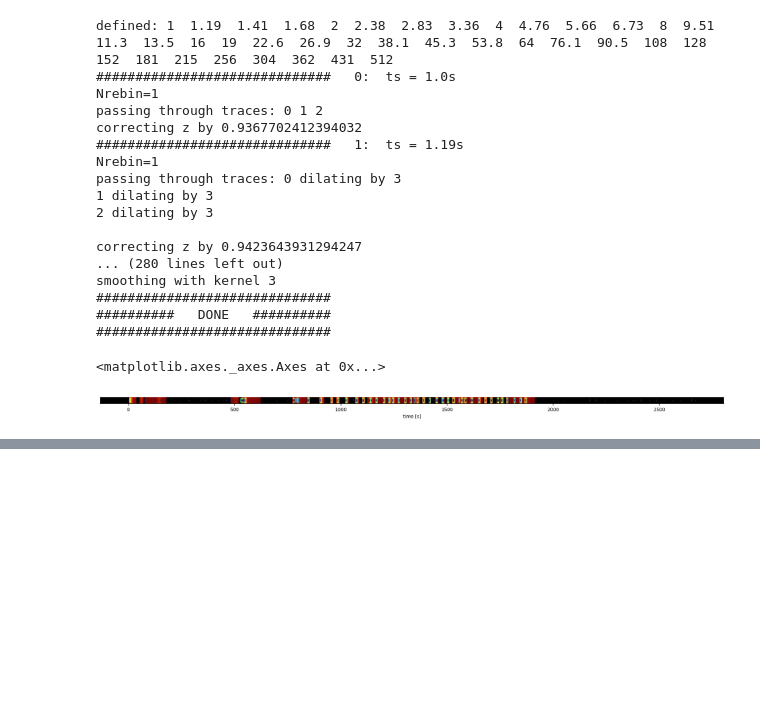
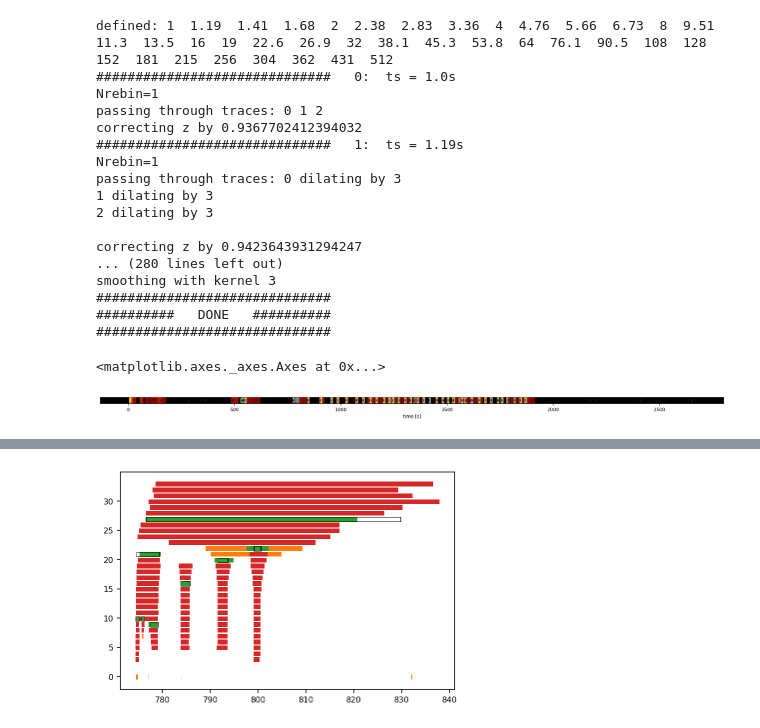
Before and after one commit to szarma/Physio_Ca, a Jupyter notebook: docs/event_distillery_demo.ipynb, the cells around one changed output, grey strips where cells are left out. Drawn from its saved outputs; the diff is of its cells as text; code cells hidden in the pictures; blank space fills up the shorter version.

```diff
--- a/docs/event_distillery_demo.ipynb
+++ b/docs/event_distillery_demo.ipynb
@@ -227,0 +223,2 @@ fig.savefig("figures/evdist_tmp.pdf")
+# %%
+colsceme = {s:"C%i"%i for i,s in enumerate(myEvents_1.status.unique())}
@@ -227,0 +233,10 @@ fig.savefig("figures/evdist_tmp.pdf")
+# %%
+ax = plt.subplot(111)
+for ir,row in myEvents_1.query("t0>750 and tend<840").copy().sort_values("halfwidth", ascending=False).iterrows():
+    row["color"] = colsceme[row.status]
+    islets.EventDistillery.draw_spike(row,ax)
+for ir,row in myEvents_dist.query("t0>750 and tend<840").copy().iterrows():
+    row["color"] = "k"
+    islets.EventDistillery.draw_spike(row,ax,edge=True)
+# %% [output]
+[figure, added]
```
Also changed, not shown: parts of 7 cells of this notebook, 2 other files.
